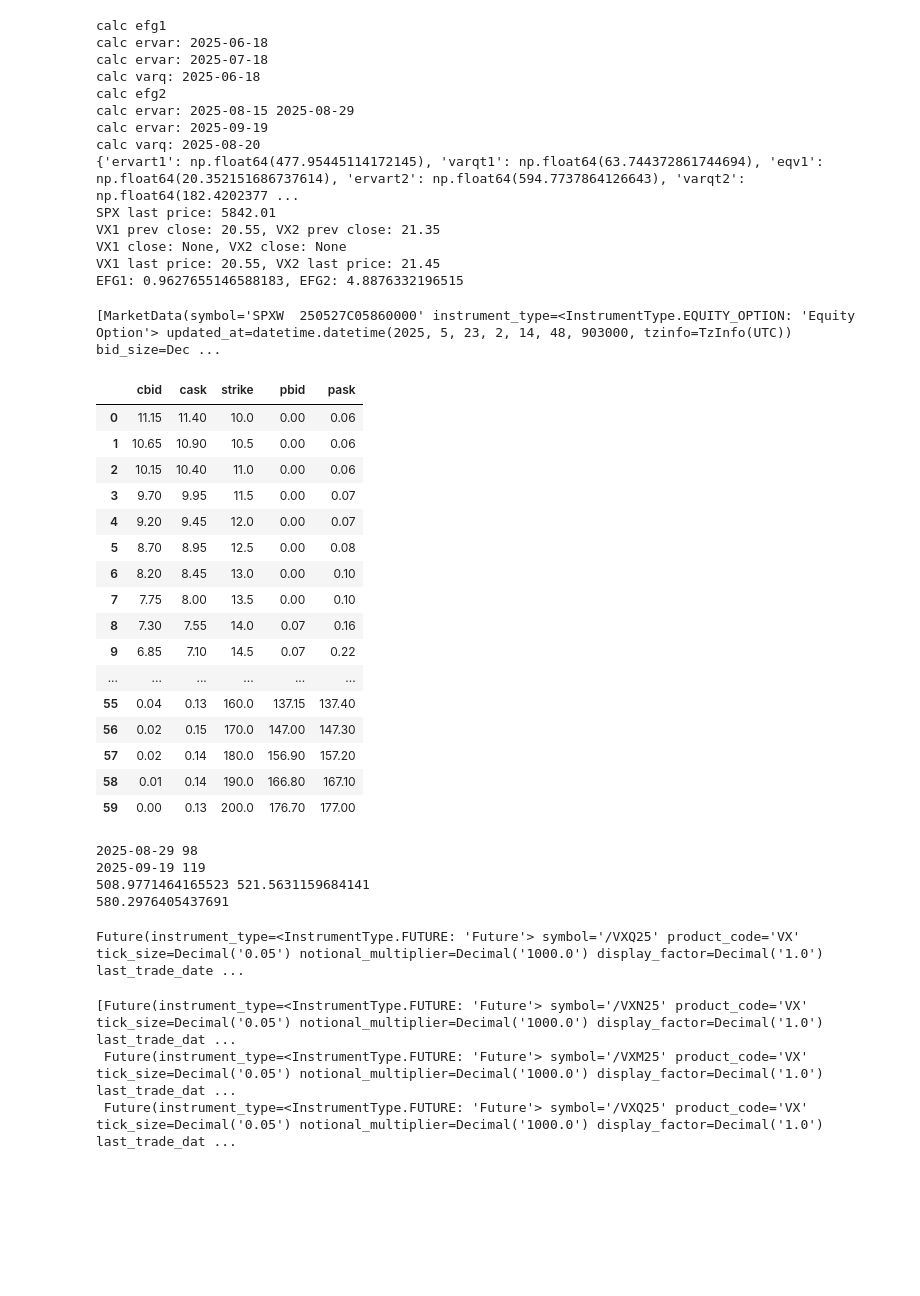
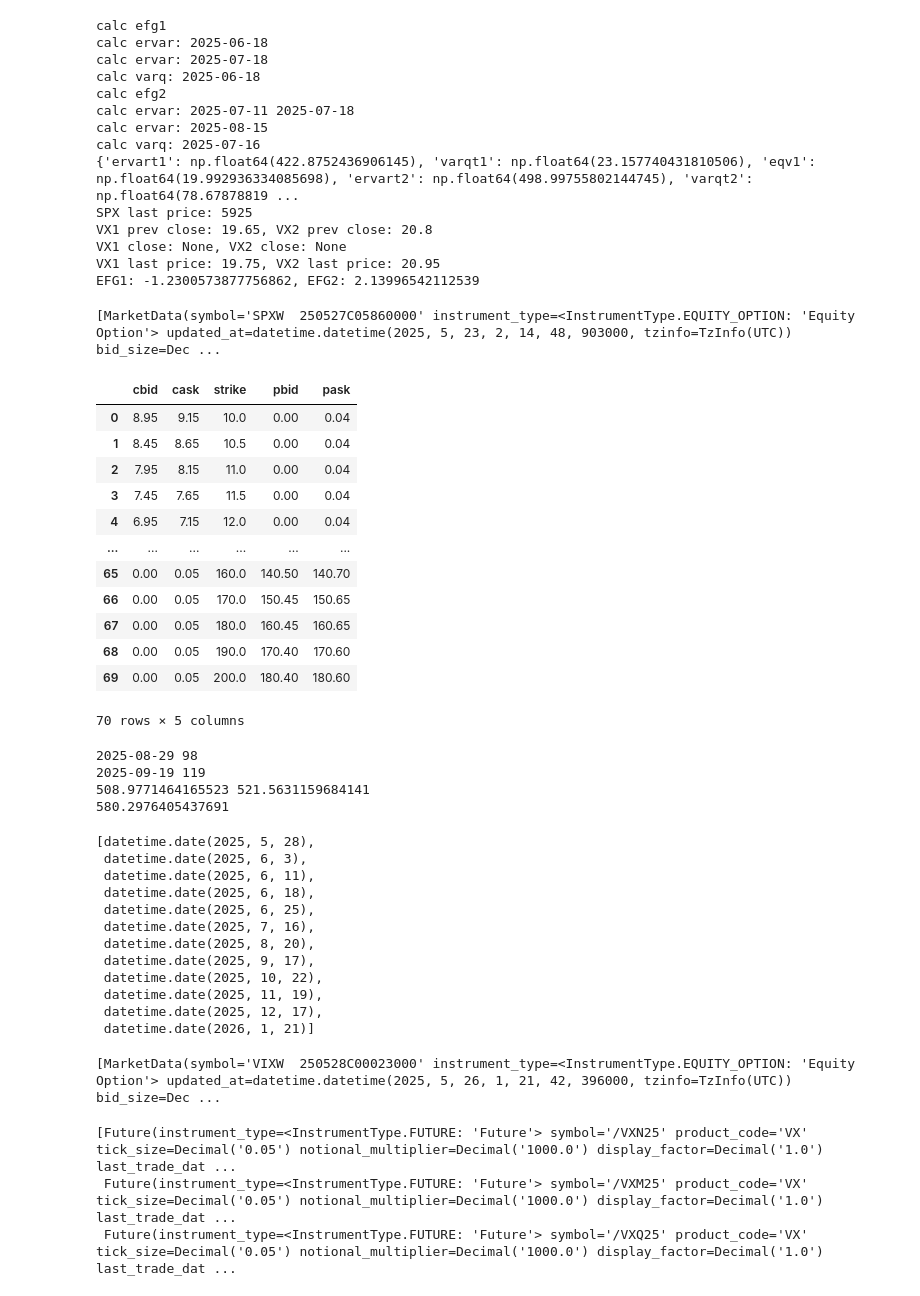
Before and after one commit to warrenjch/tastytrade-bot, a Jupyter notebook: efg.ipynb, the cells around one changed output. Cells and saved outputs as stored; diff of their text form; code cells hidden in the pictures; blank space fills up the shorter version.

```diff
--- a/efg.ipynb
+++ b/efg.ipynb
@@ -383,7 +386,8 @@ values = {
     }
 
 spot = float(SPXdata[0].last)
-VXstyle = "prev-close"
+spot = 5925
+VXstyle = "last"
 if VXstyle == "last":
     vx1close = float(VXfmdata[0].last)
     vx2close = float(VXbmdata[0].last)
@@ -412,7 +416,7 @@ for vx1expiry in [vx1expiryf, vx1expiryb]:
         ):  # sometimes the closest vx futures expiry is before the closest spx option expiry, this happens in earlier years
             exp1 = today  # the workaround is to let the expiry be today to "simulate" a 0dte that expired at close today
         else:
-            exp1 = exp1 = max([d for d in SPXexpiries if d < vx1expiry], default=None)
+            exp1 = max([d for d in SPXexpiries if d < vx1expiry], default=None)
         exp2 = min([d for d in SPXexpiries if d > vx1expiry], default=None)
         print('calc ervar:', exp1, exp2)
         t1e1 = (exp1 - today).days  # front expiry of this vix future
@@ -519,39 +523,35 @@ calc ervar: 2025-06-18
 calc ervar: 2025-07-18
 calc varq: 2025-06-18
 calc efg2
-calc ervar: 2025-08-15 2025-08-29
-calc ervar: 2025-09-19
-calc varq: 2025-08-20
-{'ervart1': np.float64(477.95445114172145), 'varqt1': np.float64(63.744372861744694), 'eqv1': np.float64(20.352151686737614), 'ervart2': np.float64(594.7737864126643), 'varqt2': np.float64(182.4202377 ...
-SPX last price: 5842.01
-VX1 prev close: 20.55, VX2 prev close: 21.35
+calc ervar: 2025-07-11 2025-07-18
+calc ervar: 2025-08-15
+calc varq: 2025-07-16
+{'ervart1': np.float64(422.8752436906145), 'varqt1': np.float64(23.157740431810506), 'eqv1': np.float64(19.992936334085698), 'ervart2': np.float64(498.99755802144745), 'varqt2': np.float64(78.67878819 ...
+SPX last price: 5925
+VX1 prev close: 19.65, VX2 prev close: 20.8
 VX1 close: None, VX2 close: None
-VX1 last price: 20.55, VX2 last price: 21.45
-EFG1: 0.9627655146588183, EFG2: 4.8876332196515
+VX1 last price: 19.75, VX2 last price: 20.95
+EFG1: -1.2300573877756862, EFG2: 2.13996542112539
 # %%
 fetch_options(SPXoptionchain[SPXexpiries[2]][300].symbol)
 # %% [output]
 [MarketData(symbol='SPXW  250527C05860000' instrument_type=<InstrumentType.EQUITY_OPTION: 'Equity Option'> updated_at=datetime.datetime(2025, 5, 23, 2, 14, 48, 903000, tzinfo=TzInfo(UTC)) bid_size=Dec ...
 # %%
-convertchain(VIXoptionchain[datetime.strptime("2025-08-20", "%Y-%m-%d").date()])
+convertchain(VIXoptionchain[datetime.strptime("2025-06-18", "%Y-%m-%d").date()])
 # %% [output]
 |  | cbid | cask | strike | pbid | pask |
-| 0 | 11.15 | 11.40 | 10.0 | 0.00 | 0.06 |
-| 1 | 10.65 | 10.90 | 10.5 | 0.00 | 0.06 |
-| 2 | 10.15 | 10.40 | 11.0 | 0.00 | 0.06 |
-| 3 | 9.70 | 9.95 | 11.5 | 0.00 | 0.07 |
-| 4 | 9.20 | 9.45 | 12.0 | 0.00 | 0.07 |
-| 5 | 8.70 | 8.95 | 12.5 | 0.00 | 0.08 |
-| 6 | 8.20 | 8.45 | 13.0 | 0.00 | 0.10 |
-| 7 | 7.75 | 8.00 | 13.5 | 0.00 | 0.10 |
-| 8 | 7.30 | 7.55 | 14.0 | 0.07 | 0.16 |
-| 9 | 6.85 | 7.10 | 14.5 | 0.07 | 0.22 |
+| 0 | 8.95 | 9.15 | 10.0 | 0.00 | 0.04 |
+| 1 | 8.45 | 8.65 | 10.5 | 0.00 | 0.04 |
+| 2 | 7.95 | 8.15 | 11.0 | 0.00 | 0.04 |
+| 3 | 7.45 | 7.65 | 11.5 | 0.00 | 0.04 |
+| 4 | 6.95 | 7.15 | 12.0 | 0.00 | 0.04 |
 | ... | ... | ... | ... | ... | ... |
-| 55 | 0.04 | 0.13 | 160.0 | 137.15 | 137.40 |
-| 56 | 0.02 | 0.15 | 170.0 | 147.00 | 147.30 |
-| 57 | 0.02 | 0.14 | 180.0 | 156.90 | 157.20 |
-| 58 | 0.01 | 0.14 | 190.0 | 166.80 | 167.10 |
-| 59 | 0.00 | 0.13 | 200.0 | 176.70 | 177.00 |
+| 65 | 0.00 | 0.05 | 160.0 | 140.50 | 140.70 |
+| 66 | 0.00 | 0.05 | 170.0 | 150.45 | 150.65 |
+| 67 | 0.00 | 0.05 | 180.0 | 160.45 | 160.65 |
+| 68 | 0.00 | 0.05 | 190.0 | 170.40 | 170.60 |
+| 69 | 0.00 | 0.05 | 200.0 | 180.40 | 180.60 |
+70 rows × 5 columns
 # %%
 d1 = datetime.strptime("2025-08-29", "%Y-%m-%d").date()
 d2 = datetime.strptime("2025-09-19", "%Y-%m-%d").date()
@@ -567,9 +567,24 @@ print((erv2*(d2-today).days - erv1*(d1-today).days) / ((d2-today).days-(d1-today
 508.9771464165523 521.5631159684141
 580.2976405437691
 # %%
-VXfm
+VIXexpiries
 # %% [output]
-Future(instrument_type=<InstrumentType.FUTURE: 'Future'> symbol='/VXQ25' product_code='VX' tick_size=Decimal('0.05') notional_multiplier=Decimal('1000.0') display_factor=Decimal('1.0') last_trade_date ...
+[datetime.date(2025, 5, 28),
+ datetime.date(2025, 6, 3),
+ datetime.date(2025, 6, 11),
+ datetime.date(2025, 6, 18),
+ datetime.date(2025, 6, 25),
+ datetime.date(2025, 7, 16),
+ datetime.date(2025, 8, 20),
+ datetime.date(2025, 9, 17),
+ datetime.date(2025, 10, 22),
+ datetime.date(2025, 11, 19),
+ datetime.date(2025, 12, 17),
+ datetime.date(2026, 1, 21)]
+# %%
+fetch_options(VIXoptionchain[VIXexpiries[0]][36].symbol)
+# %% [output]
+[MarketData(symbol='VIXW  250528C00023000' instrument_type=<InstrumentType.EQUITY_OPTION: 'Equity Option'> updated_at=datetime.datetime(2025, 5, 26, 1, 21, 42, 396000, tzinfo=TzInfo(UTC)) bid_size=Dec ...
 # %%
 VXfutures
 # %% [output]
```
Also changed, not shown: parts of 4 cells of this notebook, 7 other files.
